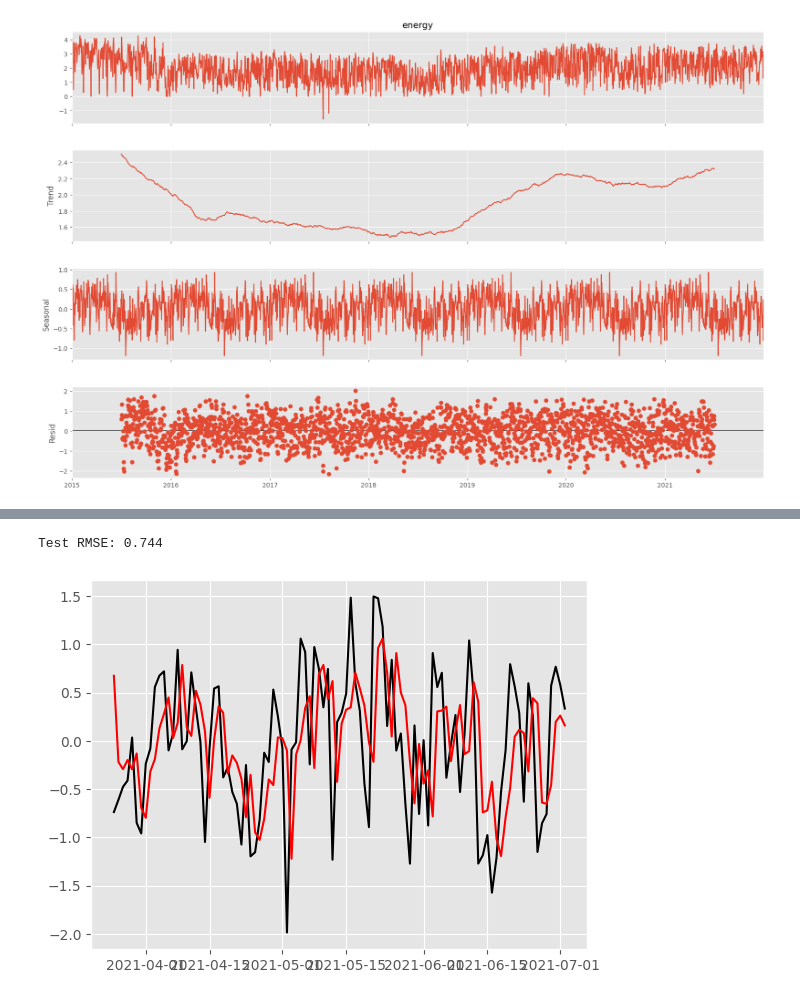
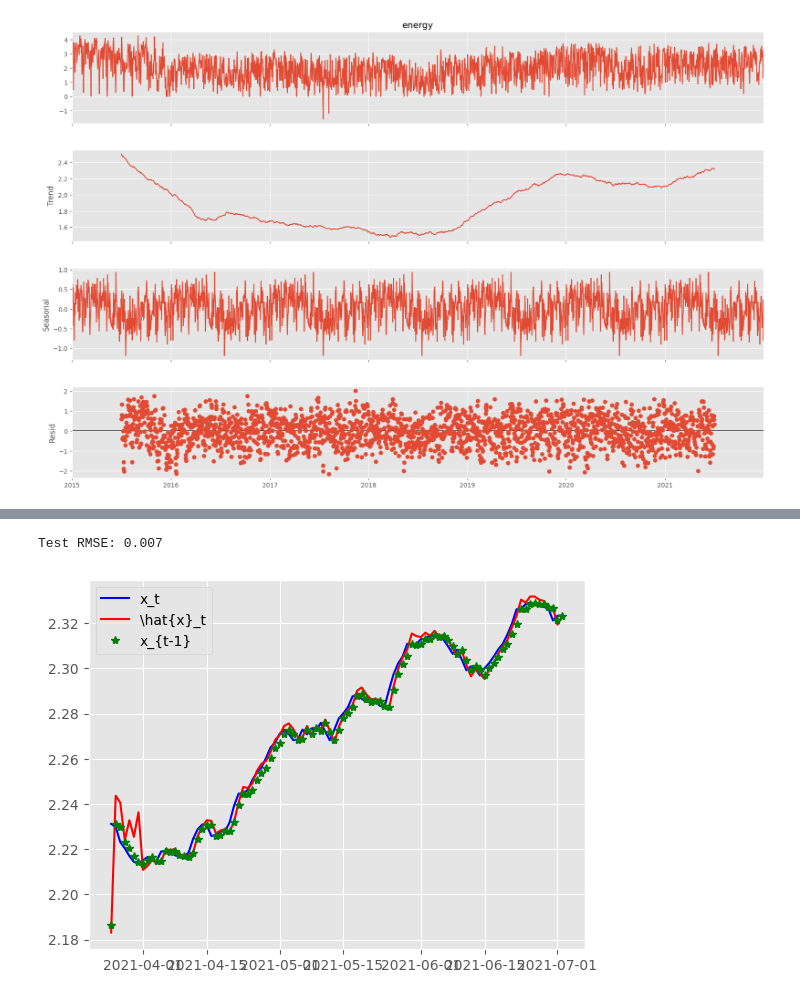
Before and after one commit to nicolaf03/SDE-Net, a Jupyter notebook: arima_residuals_forecast.ipynb, the cells around one changed output, grey strips where cells are left out. Saved outputs shown, nothing was run; the diff lists cells and outputs as text; code cells hidden in the pictures.

Commit message:
[Trend-ARIMA] Added auto_arima pretuning for (p,q,d) and a forecasting routine 1-step ahead to catch the trend.

```diff
--- a/arima_residuals_forecast.ipynb
+++ b/arima_residuals_forecast.ipynb
@@ -88,8 +96,15 @@ array([0.60524484, 1.33221444, 0.80007401, ..., 0.76701092, 0.57936977,
 # %%
 # fit model
-x = res.resid
-dates0 = df.loc[df.year < 2022].index
+x = res.trend
+dates0 = df.loc[df.year <= 2022].index
 x.index=dates0
 x = x.dropna()
-model = ARIMA(x, order=(5,1,0))
-model_fit = model.fit()
+# model = ARIMA(x, order=(2,1,0))
+# model_fit = model.fit()
+
+# fit auto_arima
+!pip install pmdarima
+from pmdarima.arima import auto_arima
+
+model = auto_arima(y=x, start_p=2, start_d=1, max_d=3, start_q=0, max_q=0, seasonal=False)
+model_fit = model.fit(y=x)
@@ -137,29 +159,32 @@ max       2.131969
 # %%
 # split into train and test sets
 test_steps = 100
 # train = x[:test_steps]
 # test = x[test_steps:]
 train, test = x[:test_steps], x[-test_steps:]
 history = [x for x in train]
 predictions = list()
 # walk-forward validation
 for t in range(len(test)):
  # model = SARIMAX(history, trend='c', order=(5,1,0), enforce_stationarity=False, enforce_invertibility=False)
- model = ARIMA(history, order=(5,1,0))
+ model = ARIMA(history, order=(5,2,0))
  model_fit = model.fit()
  output = model_fit.forecast()
  yhat = output[0]
  predictions.append(yhat)
  obs = test[t]
  history.append(obs)
  # print('predicted=%f, expected=%f' % (yhat, obs))
 # evaluate forecasts
 rmse = np.sqrt(np.mean(np.square(test - predictions)))
 print('Test RMSE: %.3f' % rmse)
 # plot forecasts against actual outcomes
-plt.plot(test, color='k')
-plt.plot(test.index, predictions, color='red')
+# plt.plot(x, color='k', label='x_t')
+plt.plot(test, color='b', label='x_t')
+plt.plot(test.index, predictions, color='red', label='\hat{x}_t')
+plt.plot(test.index, np.concatenate(([train[-1]], test[:-1].T), axis=None), 'g*', label="x_{t-1}")
+plt.legend()
 plt.show()
 # %% [output]
-Test RMSE: 0.744
+Test RMSE: 0.007
-[figure, old version]
+[figure, new version]
```
Also changed, not shown: parts of 7 cells of this notebook.
